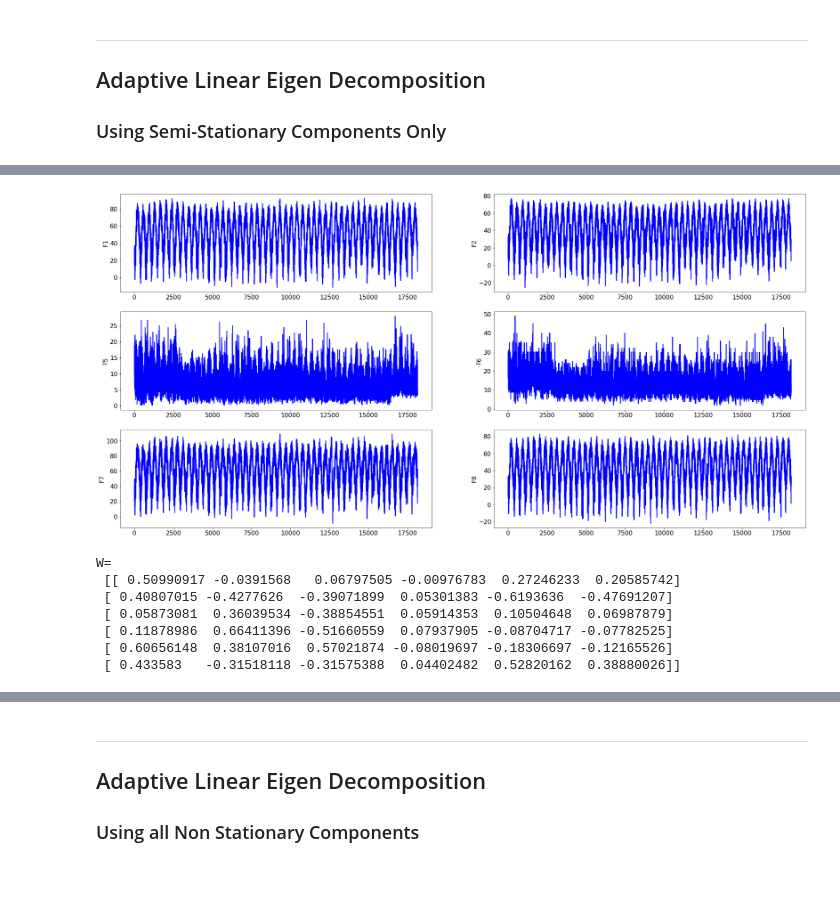
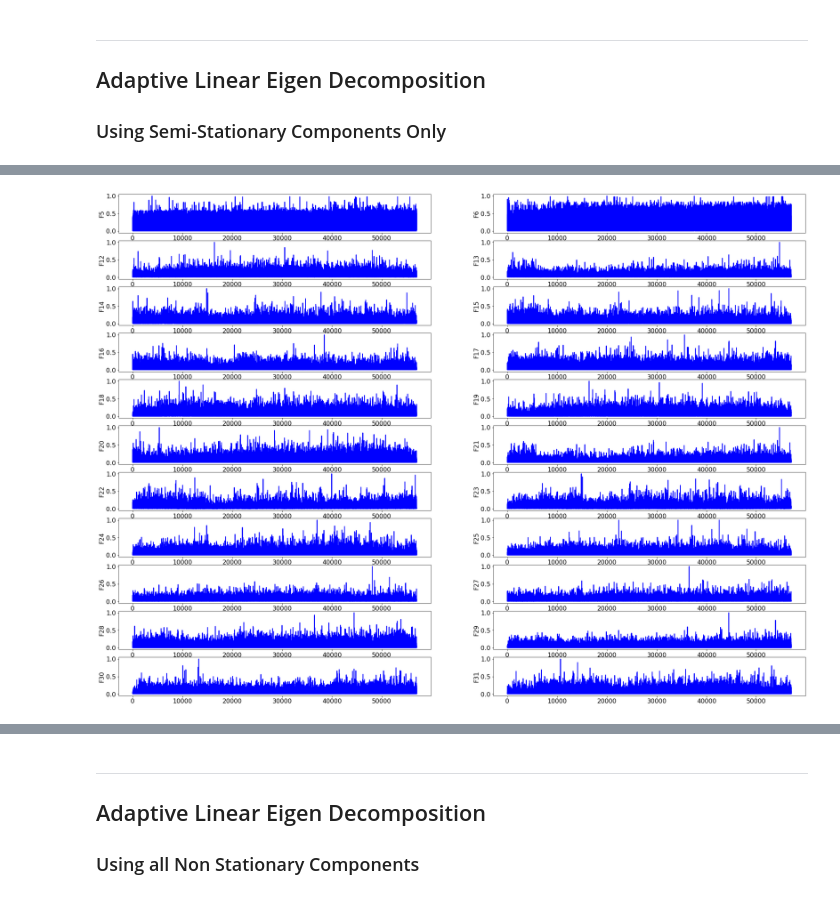
Before and after one commit to cchatterj0/AdaptiveMLAlgorithms, a Jupyter notebook: Chapter8-Expts/drift1_nonstat.ipynb, the cells around one changed output, grey strips where cells are left out. Saved outputs shown, nothing was run; the diff lists cells and outputs as text; code cells hidden in the pictures.

```diff
--- a/Chapter8-Expts/drift1_nonstat.ipynb
+++ b/Chapter8-Expts/drift1_nonstat.ipynb
@@ -28,6 +26,6 @@ import tensorflow as tf
 # %%
 #get data here: https://sites.google.com/view/uspdsrepository
-dataset   = pd.read_csv("gs://chanchal_book_bucket1/NOAA.csv")
+dataset   = pd.read_csv("gs://chanchal_book_bucket1/INSECTS-incremental_balanced_norm.csv")
 dataset = dataset.dropna()
 print(dataset.shape)
 print(dataset.head())
@@ -42,9 +50,9 @@ print(dataset.head())
 # %%
-plt.figure(figsize=(32, 16))
-plt.rcParams.update({'font.size': 24})
+plt.figure(figsize=(32, 56))
+plt.rcParams.update({'font.size': 16})
 cols = dataset.columns
-for i in range(2*(dataset.shape[1]//2)):
-    plt.subplot(4, 2, i+1)
+for i in range(dataset.shape[1]):
+    plt.subplot(17, 2, i+1)
     plt.ylabel(cols[i])
     plt.plot(dataset[cols[i]], lw=2, color='b')
 plt.show()
@@ -55,7 +63,8 @@ plt.show()
 ## Adaptive Linear Eigen Decomposition
 ### Using Semi-Stationary Components Only
 # %%
-dataset2 = dataset.drop(['F3', 'F4', 'Class'],1)
+dataset2 = dataset.drop(['F1','F2', 'F3', 'F4','F7','F8','F9','F10','F11','F32','F33','Class'], 1)
+#dataset2 = dataset[['F5','F6','F7', 'F8']].copy()
 print(dataset2.shape)
 print(dataset2.head())
 # %% [output]
@@ -69,14 +88,15 @@ print(dataset2.head())
 # %%
-plt.figure(figsize=(32, 16))
+plt.figure(figsize=(32, 24))
 plt.rcParams.update({'font.size': 16})
 cols = dataset2.columns
+n = dataset2.shape[1]//2
 for i in range(dataset2.shape[1]):
-    plt.subplot(3, 2, i+1)
+    plt.subplot(n, 2, i+1)
     plt.ylabel(cols[i])
     plt.plot(dataset2[cols[i]], lw=2, color='b')
 plt.show()
 # %% [output]
-[figure, old version]
+[figure, new version]
 # %%
 # Adaptive algorithm
 from numpy import linalg as la
@@ -92,20 +112,12 @@ for iter in range(nSamples//1):
     x = np.array(dataset2.iloc[iter])
     x = x.reshape(nDim,1)
     A = A + (1.0/cnt)*((np.dot(x, x.T)) - A)
-    etat = 1.0/(15000 + cnt)
+    etat = 1.0/(10 + cnt)
     # Deflated Gradient Descent
     W = W + etat*(A @ W - 0.5*W @ np.triu(W.T @ A @ W) - 0.5*A @ W @ np.triu(W.T @ W))
     newnorm = la.norm(W, axis=0)
     N = np.vstack([N, newnorm])
-print("W=\n", W)
+#print("W=\n", W)
-# %% [output]
-W=
- [[ 0.50990917 -0.0391568   0.06797505 -0.00976783  0.27246233  0.20585742]
- [ 0.40807015 -0.4277626  -0.39071899  0.05301383 -0.6193636  -0.47691207]
- [ 0.05873081  0.36039534 -0.38854551  0.05914353  0.10504648  0.06987879]
- [ 0.11878986  0.66411396 -0.51660559  0.07937905 -0.08704717 -0.07782525]
- [ 0.60656148  0.38107016  0.57021874 -0.08019697 -0.18306697 -0.12165526]
- [ 0.433583   -0.31518118 -0.31575388  0.04402482  0.52820162  0.38880026]]
 # %%
 import math
 from scipy.linalg import eigh
```
Also changed, not shown: parts of 24 cells of this notebook, 3 other files.
